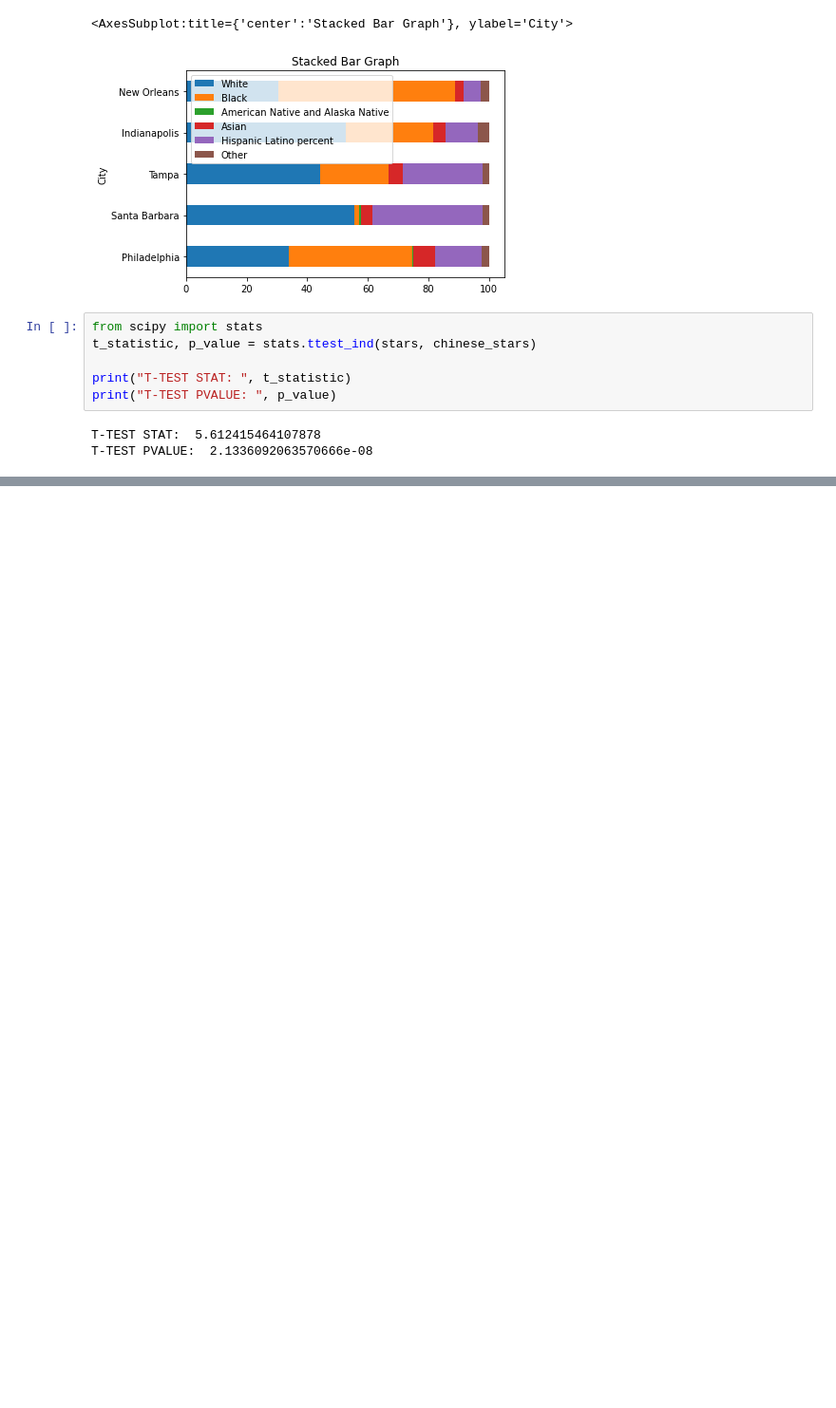
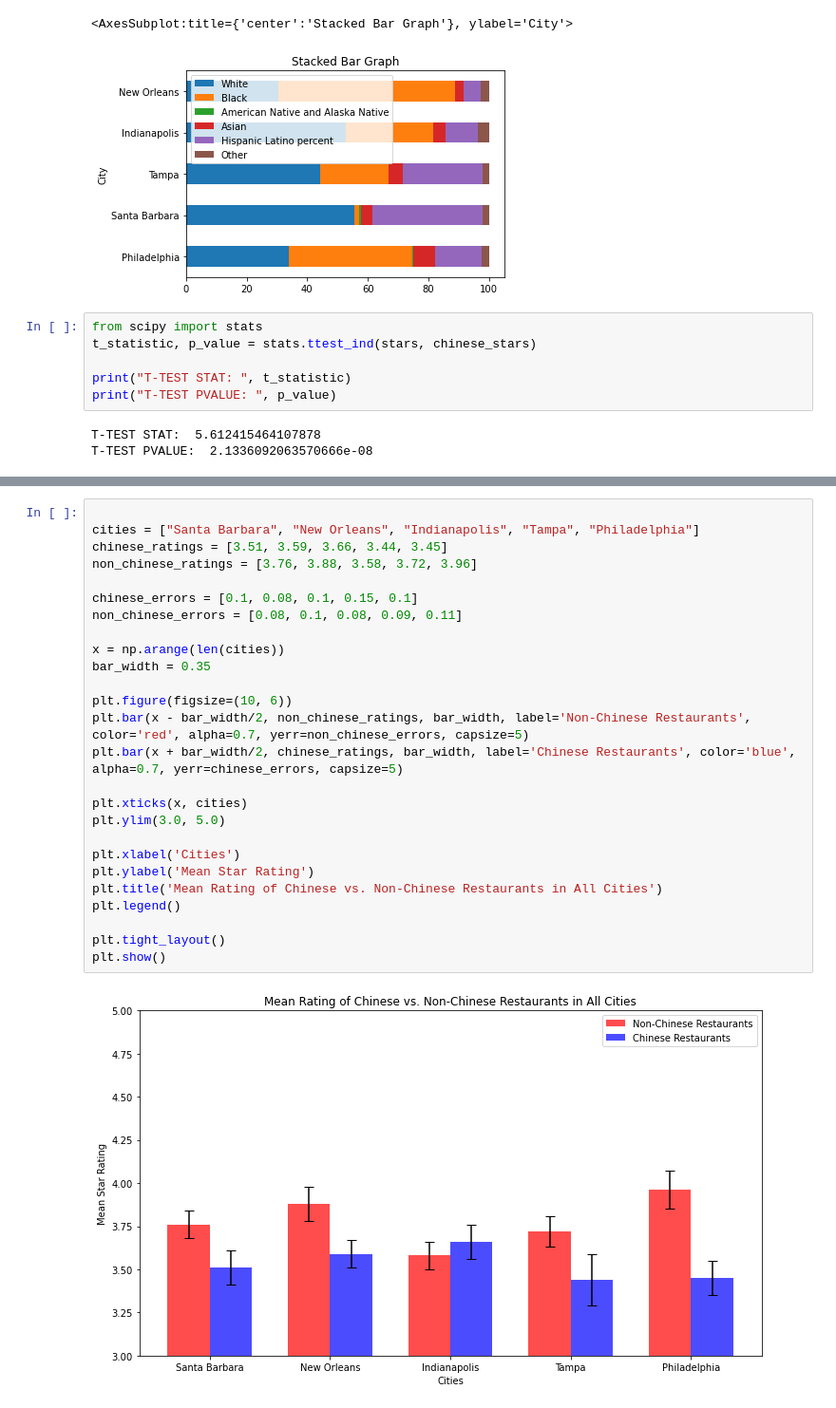
Before and after one commit to ptong2556/RestaurantReviewAnalyzer, a Jupyter notebook: basic_restaurant_analysis.ipynb, the cells around one changed output, grey strips where cells are left out. Shown: that part at 95% size. Drawn from its saved outputs; the diff is of its cells as text; blank space fills up the shorter version.

```diff
--- a/basic_restaurant_analysis.ipynb
+++ b/basic_restaurant_analysis.ipynb
@@ -161,0 +196,28 @@ T-TEST PVALUE:  2.1336092063570666e-08
+# %%
+
+cities = ["Santa Barbara", "New Orleans", "Indianapolis", "Tampa", "Philadelphia"]
+chinese_ratings = [3.51, 3.59, 3.66, 3.44, 3.45]
+non_chinese_ratings = [3.76, 3.88, 3.58, 3.72, 3.96]
+
+chinese_errors = [0.1, 0.08, 0.1, 0.15, 0.1]
+non_chinese_errors = [0.08, 0.1, 0.08, 0.09, 0.11]
+
+x = np.arange(len(cities))
+bar_width = 0.35
+
+plt.figure(figsize=(10, 6))
+plt.bar(x - bar_width/2, non_chinese_ratings, bar_width, label='Non-Chinese Restaurants', color='red', alpha=0.7, yerr=non_chinese_errors, capsize=5)
+plt.bar(x + bar_width/2, chinese_ratings, bar_width, label='Chinese Restaurants', color='blue', alpha=0.7, yerr=chinese_errors, capsize=5)
+
+plt.xticks(x, cities)
+plt.ylim(3.0, 5.0)
+
+plt.xlabel('Cities')
+plt.ylabel('Mean Star Rating')
+plt.title('Mean Rating of Chinese vs. Non-Chinese Restaurants in All Cities')
+plt.legend()
+
+plt.tight_layout()
+plt.show()
+# %% [output]
+[figure, added]
```
Also changed, not shown: parts of 22 cells of this notebook, 2 other files.
